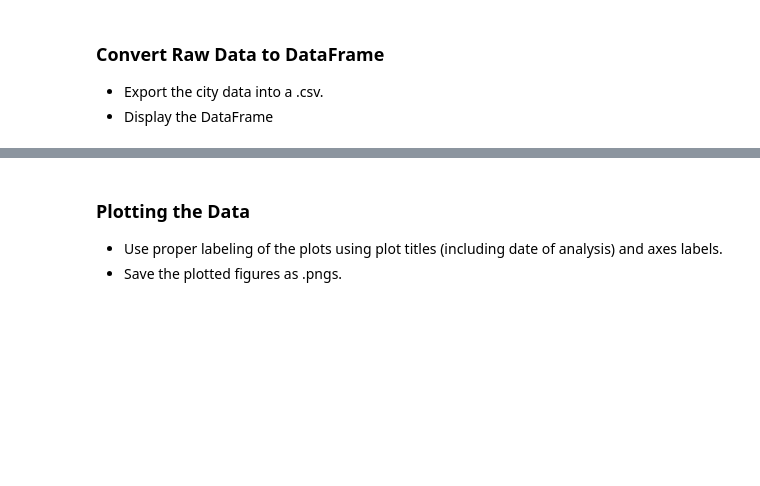
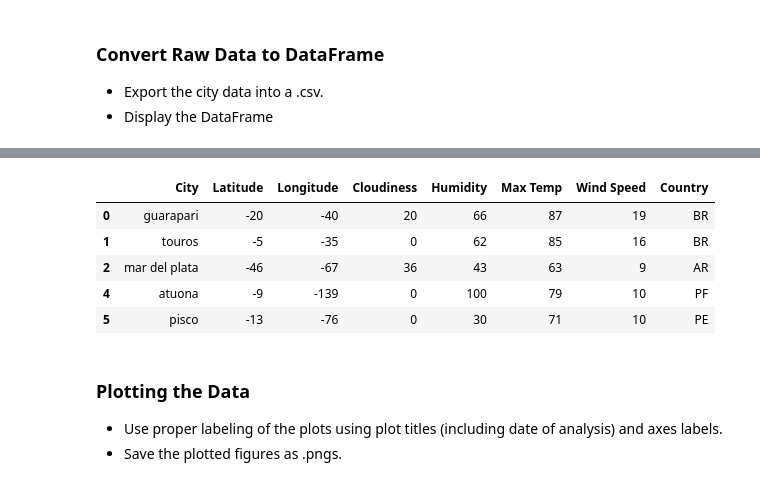
Before and after one commit to KMenz/Weather-Analysis, a Jupyter notebook: starter_code/WeatherPy.ipynb, the cells around one changed output, grey strips where cells are left out. Saved outputs shown, nothing was run; the diff lists cells and outputs as text; code cells hidden in the pictures; blank space fills up the shorter version.

```diff
--- a/starter_code/WeatherPy.ipynb
+++ b/starter_code/WeatherPy.ipynb
@@ -188,3 +143,16 @@ city_weather_df
+# %%
+#Write DF To CSV
+cities_df.to_csv(output_data_file, index = False, header = True)
+
+#Display DF
+cities_df.head()
+# %% [output]
+|  | City | Latitude | Longitude | Cloudiness | Humidity | Max Temp | Wind Speed | Country |
+| 0 | guarapari | -20 | -40 | 20 | 66 | 87 | 19 | BR |
+| 1 | touros | -5 | -35 | 0 | 62 | 85 | 16 | BR |
+| 2 | mar del plata | -46 | -67 | 36 | 43 | 63 | 9 | AR |
+| 4 | atuona | -9 | -139 | 0 | 100 | 79 | 10 | PF |
+| 5 | pisco | -13 | -76 | 0 | 30 | 71 | 10 | PE |
 # %% [markdown]
 ### Plotting the Data
 * Use proper labeling of the plots using plot titles (including date of analysis) and axes labels.
```
Also changed, not shown: parts of 9 cells of this notebook, 1 other file.
